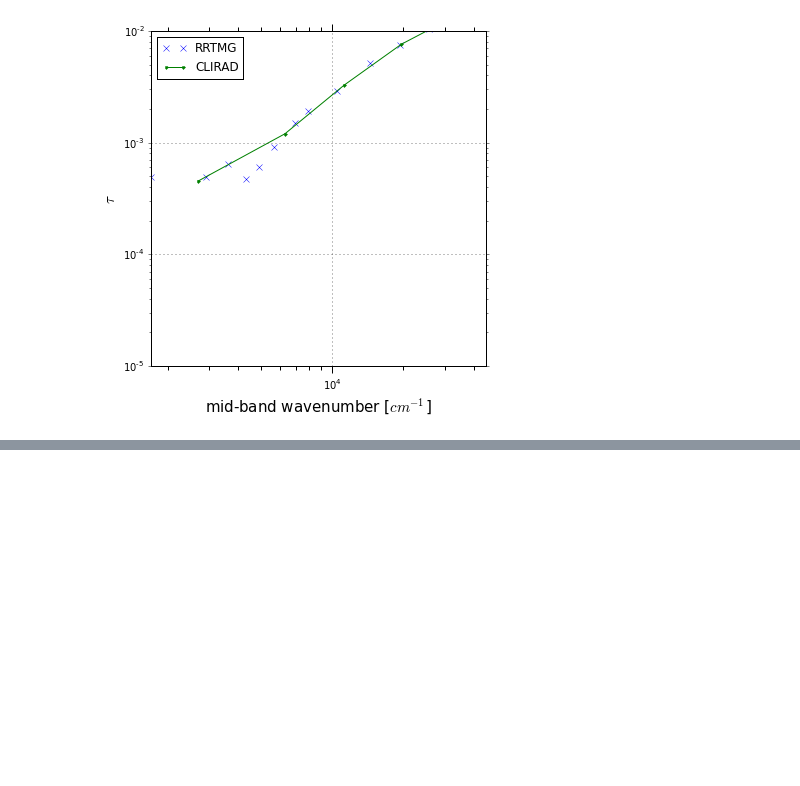
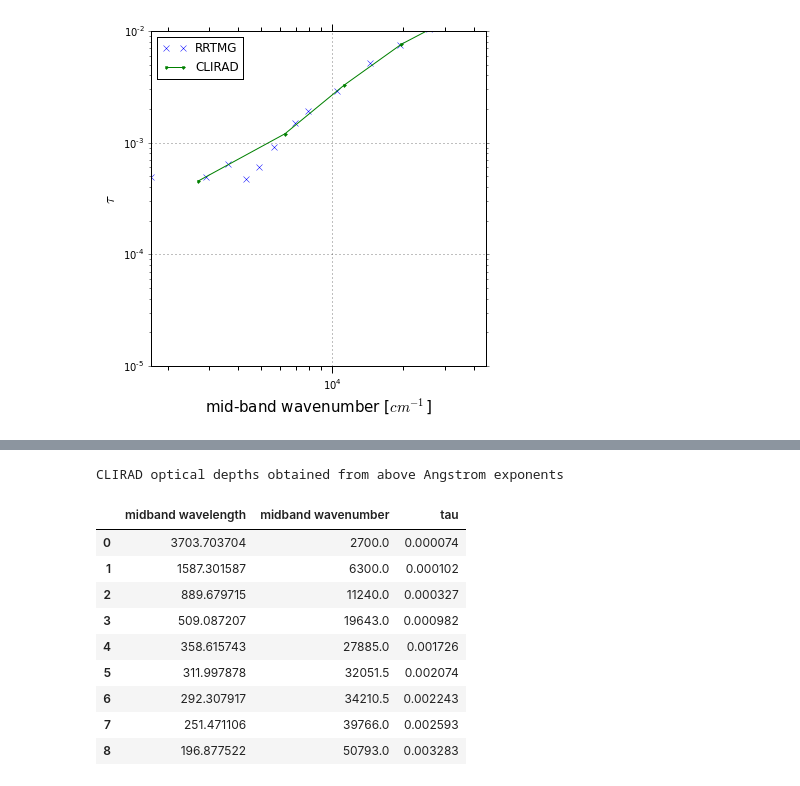
Before and after one commit to qAp/SCAM_radiation_notebooks, a Jupyter notebook: aerosol_optics.ipynb, the cells around one changed output, grey strips where cells are left out. Saved outputs shown, nothing was run; the diff lists cells and outputs as text; code cells hidden in the pictures; blank space fills up the shorter version.

```diff
--- a/aerosol_optics.ipynb
+++ b/aerosol_optics.ipynb
@@ -218,0 +395,20 @@ weejet.interact(plt_extinction_sample_and_fit_f2py,\
+# %%
+print('CLIRAD optical depths obtained from above Angstrom exponents')
+
+predict = interp_angstrom(sample, angstrom, predict)
+
+
+
+predict
+# %% [output]
+CLIRAD optical depths obtained from above Angstrom exponents
+|  | midband wavelength | midband wavenumber | tau |
+| 0 | 3703.703704 | 2700.0 | 0.000074 |
+| 1 | 1587.301587 | 6300.0 | 0.000102 |
+| 2 | 889.679715 | 11240.0 | 0.000327 |
+| 3 | 509.087207 | 19643.0 | 0.000982 |
+| 4 | 358.615743 | 27885.0 | 0.001726 |
+| 5 | 311.997878 | 32051.5 | 0.002074 |
+| 6 | 292.307917 | 34210.5 | 0.002243 |
+| 7 | 251.471106 | 39766.0 | 0.002593 |
+| 8 | 196.877522 | 50793.0 | 0.003283 |
```
Also changed, not shown: parts of 11 cells of this notebook.
